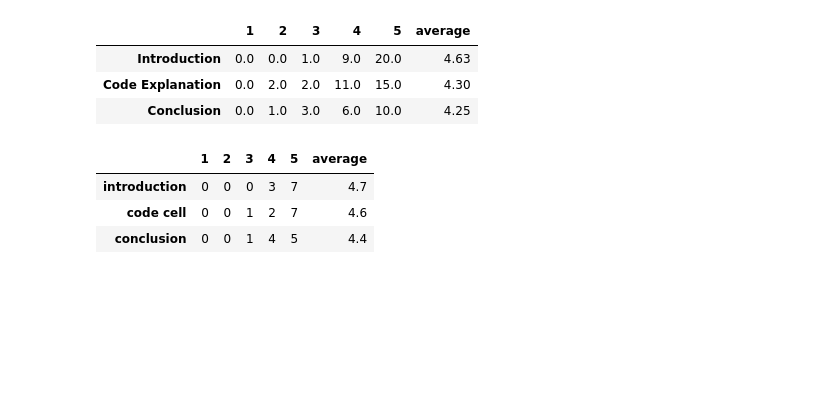
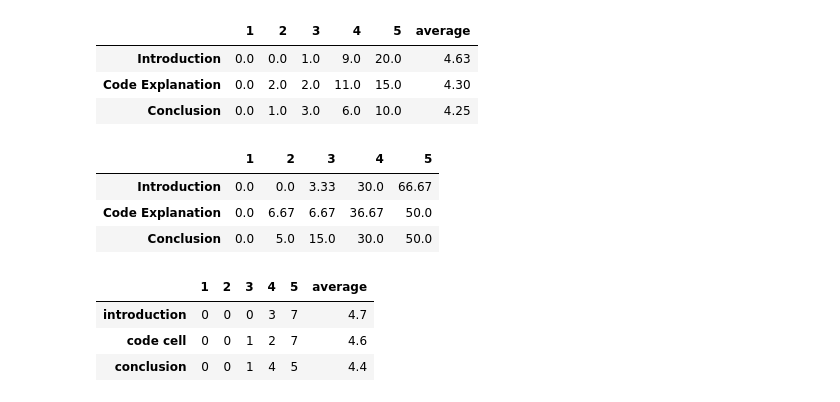
Before and after one commit to measic/gptidy-development, a Jupyter notebook: user study/results/analysis.ipynb, the cells around one changed output. Drawn from its saved outputs; the diff is of its cells as text; code cells hidden in the pictures; blank space fills up the shorter version.

```diff
--- a/user study/results/analysis.ipynb
+++ b/user study/results/analysis.ipynb
@@ -599,6 +599,20 @@ markdown_df_new
 | Introduction | 0.0 | 0.0 | 1.0 | 9.0 | 20.0 | 4.63 |
 | Code Explanation | 0.0 | 2.0 | 2.0 | 11.0 | 15.0 | 4.30 |
 | Conclusion | 0.0 | 1.0 | 3.0 | 6.0 | 10.0 | 4.25 |
+# %%
+markdown_df_new_percentage = markdown_df_new.drop(columns=['average'])
+markdown_df_new_percentage = markdown_df_new_percentage.div(markdown_df_new_percentage.sum(axis=1), axis=0)
+markdown_df_new_percentage = markdown_df_new_percentage.mul(100).round(2)
+# add \% to each value
+for i in range(len(markdown_df_new_percentage)):
+    for j in range(len(markdown_df_new_percentage.columns)):
+        markdown_df_new_percentage.iloc[i, j] = str(markdown_df_new_percentage.iloc[i, j])
+markdown_df_new_percentage
+# %% [output]
+|  | 1 | 2 | 3 | 4 | 5 |
+| Introduction | 0.0 | 0.0 | 3.33 | 30.0 | 66.67 |
+| Code Explanation | 0.0 | 6.67 | 6.67 | 36.67 | 50.0 |
+| Conclusion | 0.0 | 5.0 | 15.0 | 30.0 | 50.0 |
 # %%
 useful_df
 # %% [output]
```
Also changed, not shown: parts of 1 cell of this notebook, 4 other files.
